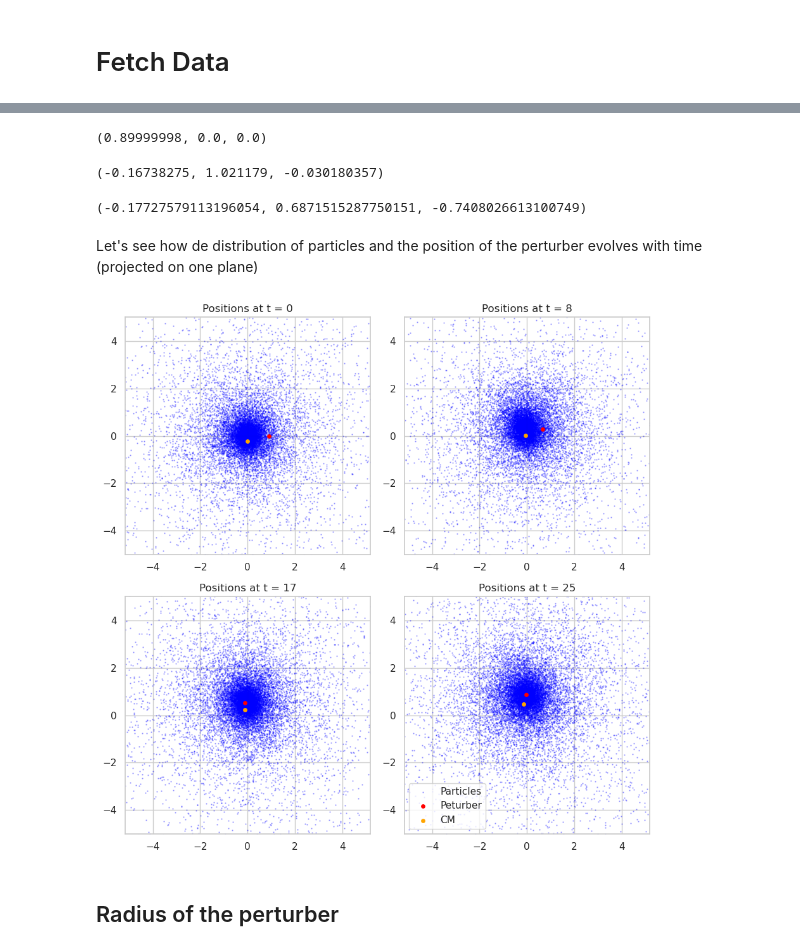
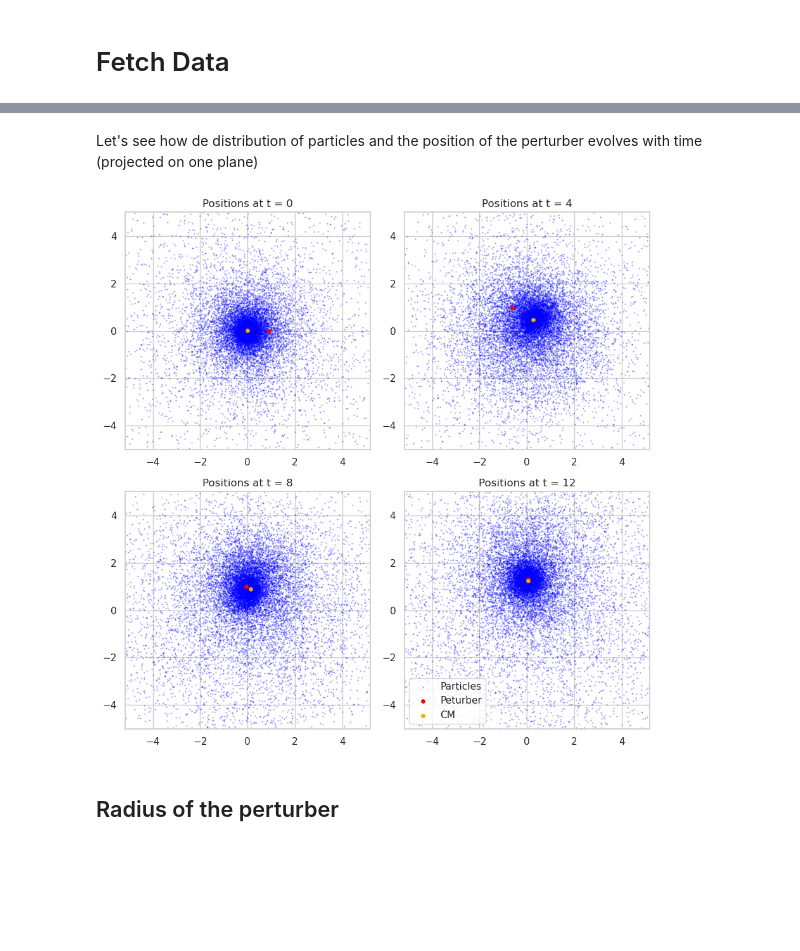
Before and after one commit to SimoneArienti/Galaxies-and-Dynamics, a Jupyter notebook: Project/Jaffe with Perturber.ipynb, the cells around one changed output, grey strips where cells are left out. Drawn from its saved outputs; the diff is of its cells as text; code cells hidden in the pictures; blank space fills up the shorter version.

```diff
--- a/Project/Jaffe with Perturber.ipynb
+++ b/Project/Jaffe with Perturber.ipynb
@@ -136,22 +113,10 @@ The final center of mass is ( -0.17727579113196054 ,  0.6871515287750151 ,  -0.7
-# %%
-x[0][0], y[0][0], z[0][0]
-# %% [output]
-(0.89999998, 0.0, 0.0)
-# %%
-x[0][-1], y[0][-1], z[0][-1]
-# %% [output]
-(-0.16738275, 1.021179, -0.030180357)
-# %%
-cm_x[-1], cm_y[-1], cm_z[-1]
-# %% [output]
-(-0.17727579113196054, 0.6871515287750151, -0.7408026613100749)
 # %% [markdown]
 Let's see how de distribution of particles and the position of the perturber evolves with time (projected on one plane)
 # %%
 t0  = 0
-t1 = int(np.round(len(time) * 1 / 4))
-t2 = int(np.round(len(time) * 2 / 4))
-t3 = int(np.round(len(time) * 3 / 4))
+t1 = int(np.round(len(time) * 1 / 5))
+t2 = int(np.round(len(time) * 2 / 5))
+t3 = int(np.round(len(time) * 3 / 5))
 
 # Set Seaborn style
 sns.set(style='whitegrid')
@@ -175,34 +140,34 @@ ax[0][1].scatter(x[0][t1], y[0][t1], c='red', alpha=1, s=15, label='Peturber')
 ax[0][1].scatter(cm_x[t1], cm_y[t1], c='orange', alpha=1, s=15, label='CM')
 ax[0][1].set_title(f'Positions at t = {int(np.round(time[t1]))}')
 ax[0][1].axis('equal')
 #ax[0][1].legend(fontsize='large')
 ax[0][1].set_xlim(-5, 5)
 ax[0][1].set_ylim(-5, 5)
 
 
 # Plot 3
 ax[1][0].scatter(x[1:, t2], y[1:, t2], c='blue', alpha=0.3, s=0.5, label='Particles')
 ax[1][0].scatter(x[0][t2], y[0][t2], c='red', alpha=1, s=15, label='Peturber')
 ax[1][0].scatter(cm_x[t2], cm_y[t2], c='orange', alpha=1, s=15, label='CM')
 ax[1][0].set_title(f'Positions at t = {int(np.round(time[t2]))}')
 ax[1][0].axis('equal')
 #ax[1][0].legend(fontsize='large')
 ax[1][0].set_xlim(-5, 5)
 ax[1][0].set_ylim(-5, 5)
 
 # Plot 4
 ax[1][1].scatter(x[1:, t3], y[1:, t3], color='blue', alpha=0.3, s=0.5, label='Particles')
 ax[1][1].scatter(x[0][t3], y[0][t3], c='red', alpha=1, s=15, label='Peturber')
 ax[1][1].scatter(cm_x[t3], cm_y[t3], c='orange', alpha=1, s=15, label='CM')
 ax[1][1].set_title(f'Positions at t = {int(np.round(time[t3]))}')
 ax[1][1].axis('equal')
 ax[1][1].legend()
 ax[1][1].set_xlim(-5, 5)
 ax[1][1].set_ylim(-5, 5)
 
 plt.show()
 # %% [output]
-[figure, old version]
+[figure, new version]
 # %% [markdown]
 ## Radius of the perturber
 # %%
```
Also changed, not shown: parts of 24 cells of this notebook.
